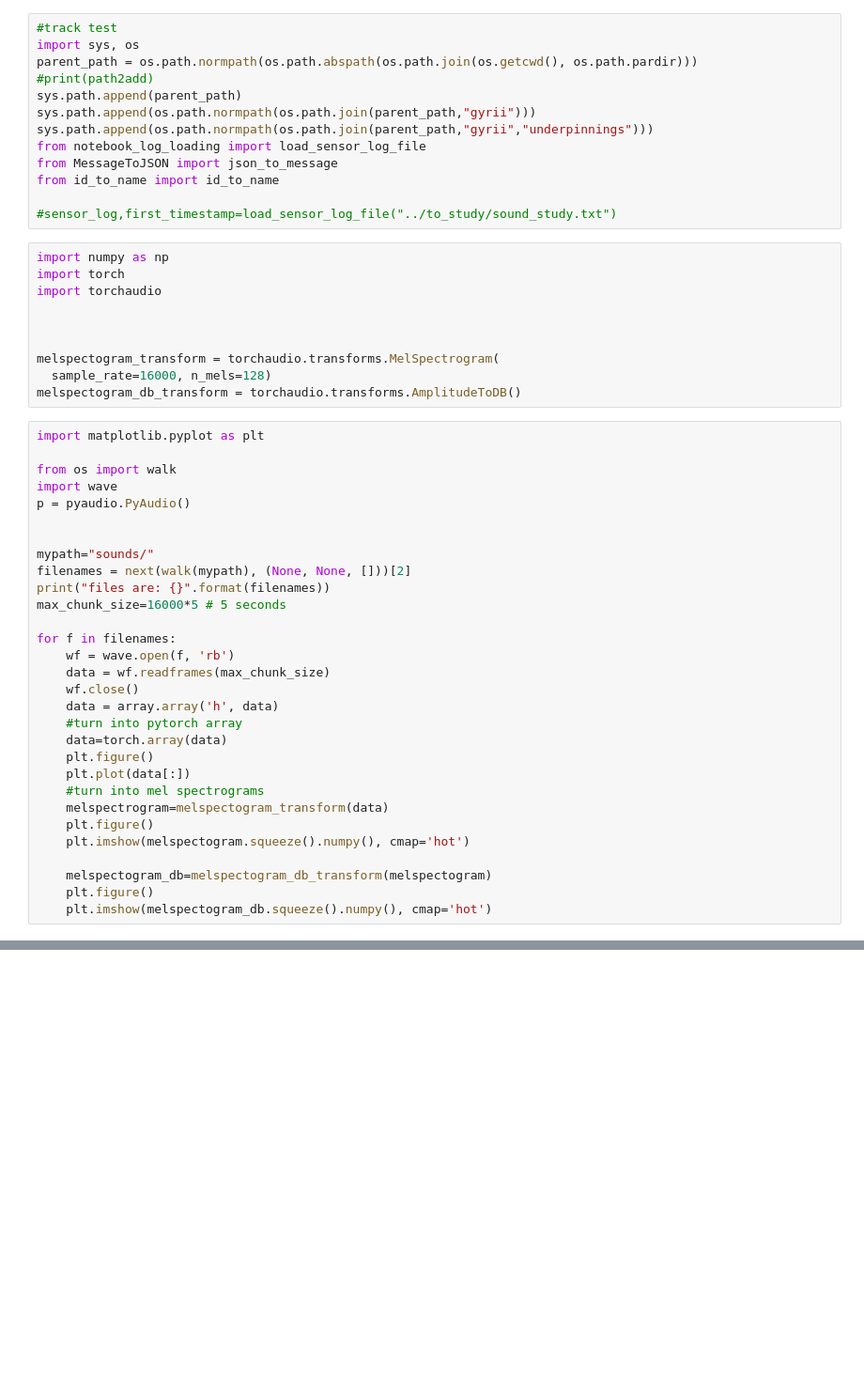
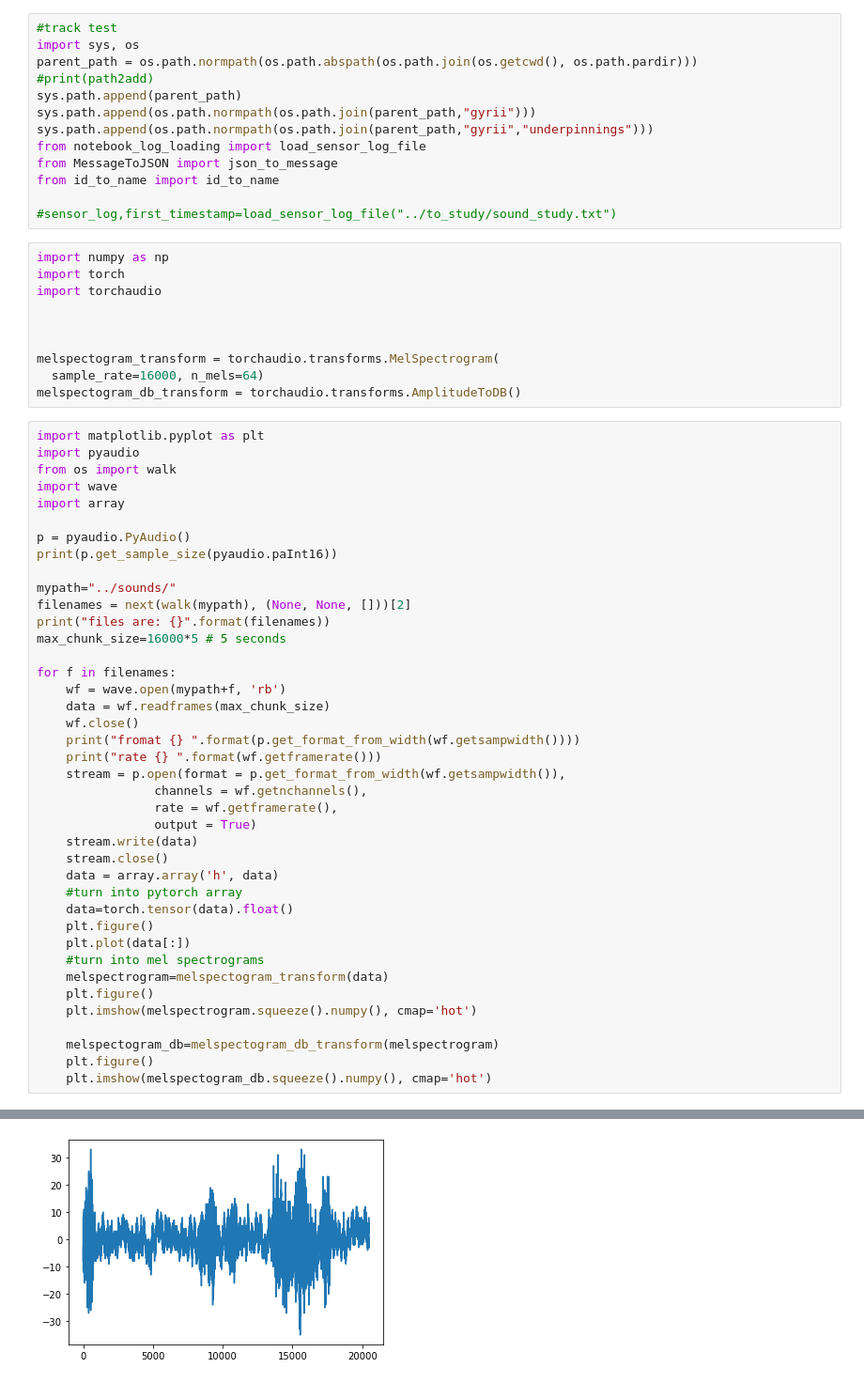
Before and after one commit to grybka/gratbot, a Jupyter notebook: gratbotmk4/notebooks/audio_test.ipynb, the cells around one changed output, grey strips where cells are left out. Shown at 94% size. Cells and saved outputs as stored; diff of their text form; blank space fills up the shorter version.

```diff
--- a/gratbotmk4/notebooks/audio_test.ipynb
+++ b/gratbotmk4/notebooks/audio_test.ipynb
@@ -19,36 +19,46 @@ import torchaudio
 
 
 melspectogram_transform = torchaudio.transforms.MelSpectrogram(
-  sample_rate=16000, n_mels=128)
+  sample_rate=16000, n_mels=64)
 melspectogram_db_transform = torchaudio.transforms.AmplitudeToDB()
 # %%
 import matplotlib.pyplot as plt
-
+import pyaudio
 from os import walk
 import wave
+import array
+
 p = pyaudio.PyAudio()
+print(p.get_sample_size(pyaudio.paInt16))
 
-
-mypath="sounds/"
+mypath="../sounds/"
 filenames = next(walk(mypath), (None, None, []))[2]
 print("files are: {}".format(filenames))
 max_chunk_size=16000*5 # 5 seconds
 
 for f in filenames:
-    wf = wave.open(f, 'rb')
+    wf = wave.open(mypath+f, 'rb')
     data = wf.readframes(max_chunk_size)
     wf.close()
+    print("fromat {} ".format(p.get_format_from_width(wf.getsampwidth())))
+    print("rate {} ".format(wf.getframerate()))
+    stream = p.open(format = p.get_format_from_width(wf.getsampwidth()),
+                channels = wf.getnchannels(),
+                rate = wf.getframerate(),
+                output = True)
+    stream.write(data)
+    stream.close()
     data = array.array('h', data)
     #turn into pytorch array
-    data=torch.array(data)
+    data=torch.tensor(data).float()
     plt.figure()
     plt.plot(data[:])
     #turn into mel spectrograms
     melspectrogram=melspectogram_transform(data)
     plt.figure()
-    plt.imshow(melspectogram.squeeze().numpy(), cmap='hot')
+    plt.imshow(melspectrogram.squeeze().numpy(), cmap='hot')
 
-    melspectogram_db=melspectogram_db_transform(melspectogram)
+    melspectogram_db=melspectogram_db_transform(melspectrogram)
     plt.figure()
     plt.imshow(melspectogram_db.squeeze().numpy(), cmap='hot')
 # %% [output]
@@ -55,0 +73 @@ files are: []
+[figure, added]
```
Also changed, not shown: parts of 2 cells of this notebook, 3 other files.
